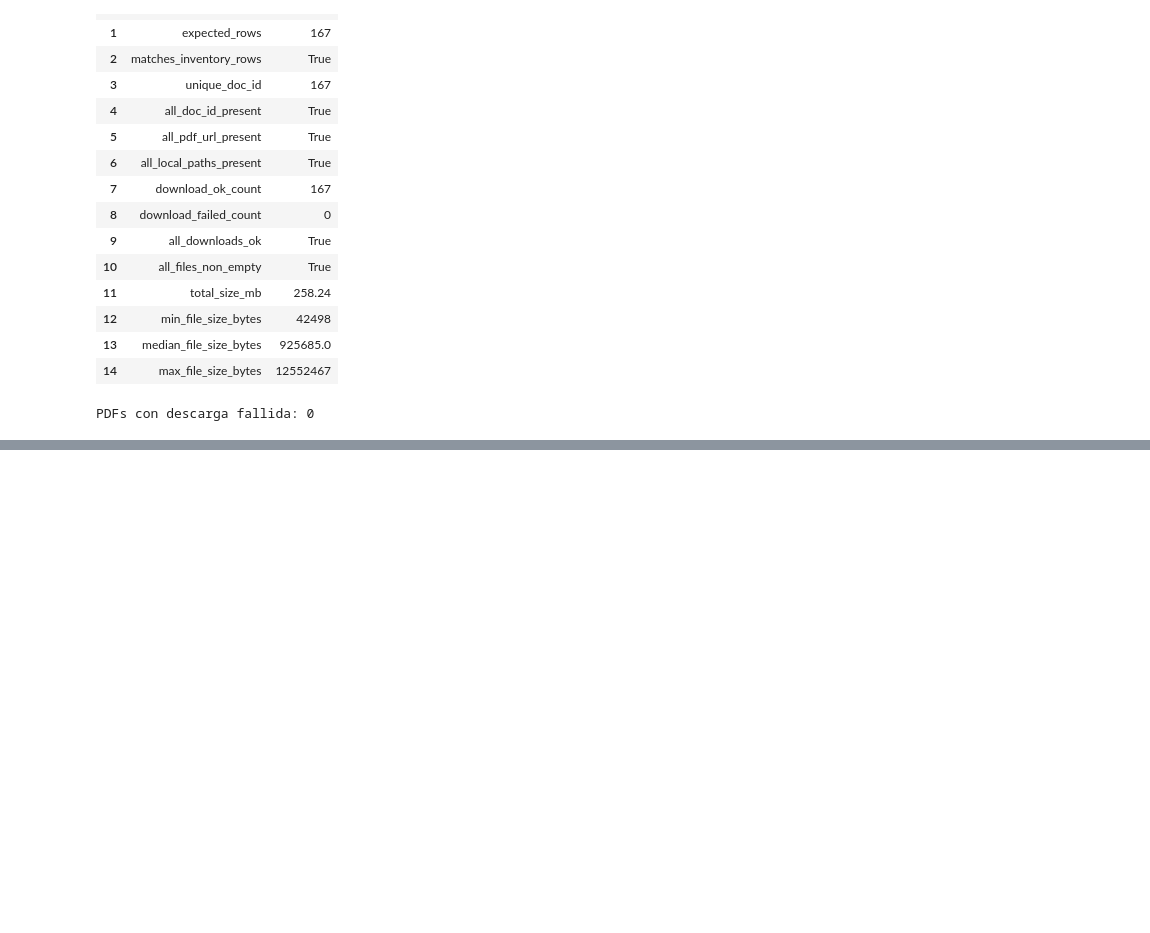
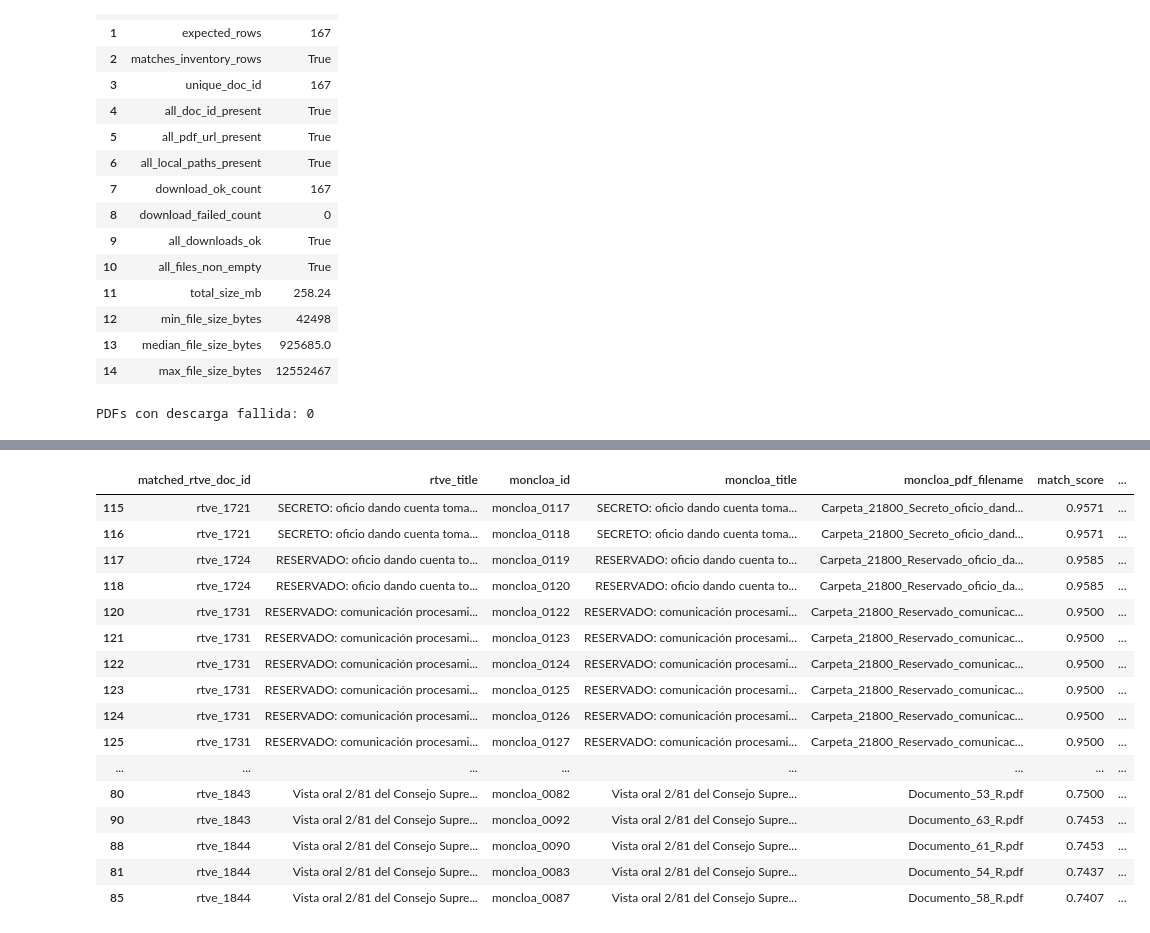
Before and after one commit to dieegordg/Proyecto-Machine-Learning-UNAV---Bayesianos-de-los-Ca-dos, a Jupyter notebook: notebooks/01_data_sources_and_dataset.ipynb, the cells around one changed output, grey strips where cells are left out. Saved outputs shown, nothing was run; the diff lists cells and outputs as text; code cells hidden in the pictures; blank space fills up the shorter version.

Commit message:
Validate Moncloa coverage against RTVE corpus

```diff
--- a/notebooks/01_data_sources_and_dataset.ipynb
+++ b/notebooks/01_data_sources_and_dataset.ipynb
@@ -3356,0 +4006,20 @@ El siguiente paso será revisar La Moncloa como fuente institucional de contrast
+# %%
+# ------------------------------------------------------------
+# 11.7. Revisión de colisiones: varios documentos Moncloa asignados al mismo RTVE
+# ------------------------------------------------------------
+
+df_match_collisions = (
+    df_source_comparison
+    .groupby("matched_rtve_doc_id", dropna=False)
+    .size()
+    .reset_index(name="n_moncloa_matches")
+    .sort_values("n_moncloa_matches", ascending=False)
+)
+
+df_match_collisions = df_match_collisions[
+    df_match_collisions["n_moncloa_matches"] > 1
+].copy()
+
+print(f"RTVE doc_id con más de un documento Moncloa asignado: {len(df_match_collisions)}")
+
+df_match_collisions.head(30)
@@ -3356,0 +4038,45 @@ El siguiente paso será revisar La Moncloa como fuente institucional de contrast
+# %%
+# ------------------------------------------------------------
+# 11.8. Detalle de colisiones de matching
+# ------------------------------------------------------------
+
+collision_rtve_ids = df_match_collisions["matched_rtve_doc_id"].dropna().tolist()
+
+df_collision_details = df_source_comparison[
+    df_source_comparison["matched_rtve_doc_id"].isin(collision_rtve_ids)
+].copy()
+
+df_collision_details = df_collision_details.sort_values(
+    ["matched_rtve_doc_id", "match_score"],
+    ascending=[True, False]
+)
+
+df_collision_details[
+    [
+        "matched_rtve_doc_id",
+        "rtve_title",
+        "moncloa_id",
+        "moncloa_title",
+        "moncloa_pdf_filename",
+        "match_score",
+        "match_status",
+    ]
+].head(80)
+# %% [output]
+|  | matched_rtve_doc_id | rtve_title | moncloa_id | moncloa_title | moncloa_pdf_filename | match_score | ... |
+| 115 | rtve_1721 | SECRETO: oficio dando cuenta toma... | moncloa_0117 | SECRETO: oficio dando cuenta toma... | Carpeta_21800_Secreto_oficio_dand... | 0.9571 | ... |
+| 116 | rtve_1721 | SECRETO: oficio dando cuenta toma... | moncloa_0118 | SECRETO: oficio dando cuenta toma... | Carpeta_21800_Secreto_oficio_dand... | 0.9571 | ... |
+| 117 | rtve_1724 | RESERVADO: oficio dando cuenta to... | moncloa_0119 | RESERVADO: oficio dando cuenta to... | Carpeta_21800_Reservado_oficio_da... | 0.9585 | ... |
+| 118 | rtve_1724 | RESERVADO: oficio dando cuenta to... | moncloa_0120 | RESERVADO: oficio dando cuenta to... | Carpeta_21800_Reservado_oficio_da... | 0.9585 | ... |
+| 120 | rtve_1731 | RESERVADO: comunicación procesami... | moncloa_0122 | RESERVADO: comunicación procesami... | Carpeta_21800_Reservado_comunicac... | 0.9500 | ... |
+| 121 | rtve_1731 | RESERVADO: comunicación procesami... | moncloa_0123 | RESERVADO: comunicación procesami... | Carpeta_21800_Reservado_comunicac... | 0.9500 | ... |
+| 122 | rtve_1731 | RESERVADO: comunicación procesami... | moncloa_0124 | RESERVADO: comunicación procesami... | Carpeta_21800_Reservado_comunicac... | 0.9500 | ... |
+| 123 | rtve_1731 | RESERVADO: comunicación procesami... | moncloa_0125 | RESERVADO: comunicación procesami... | Carpeta_21800_Reservado_comunicac... | 0.9500 | ... |
+| 124 | rtve_1731 | RESERVADO: comunicación procesami... | moncloa_0126 | RESERVADO: comunicación procesami... | Carpeta_21800_Reservado_comunicac... | 0.9500 | ... |
+| 125 | rtve_1731 | RESERVADO: comunicación procesami... | moncloa_0127 | RESERVADO: comunicación procesami... | Carpeta_21800_Reservado_comunicac... | 0.9500 | ... |
+| ... | ... | ... | ... | ... | ... | ... | ... |
+| 80 | rtve_1843 | Vista oral 2/81 del Consejo Supre... | moncloa_0082 | Vista oral 2/81 del Consejo Supre... | Documento_53_R.pdf | 0.7500 | ... |
+| 90 | rtve_1843 | Vista oral 2/81 del Consejo Supre... | moncloa_0092 | Vista oral 2/81 del Consejo Supre... | Documento_63_R.pdf | 0.7453 | ... |
+| 88 | rtve_1844 | Vista oral 2/81 del Consejo Supre... | moncloa_0090 | Vista oral 2/81 del Consejo Supre... | Documento_61_R.pdf | 0.7453 | ... |
+| 81 | rtve_1844 | Vista oral 2/81 del Consejo Supre... | moncloa_0083 | Vista oral 2/81 del Consejo Supre... | Documento_54_R.pdf | 0.7437 | ... |
+| 85 | rtve_1844 | Vista oral 2/81 del Consejo Supre... | moncloa_0087 | Vista oral 2/81 del Consejo Supre... | Documento_58_R.pdf | 0.7407 | ... |
```
Also changed, not shown: parts of 33 cells of this notebook, 4 other files.
